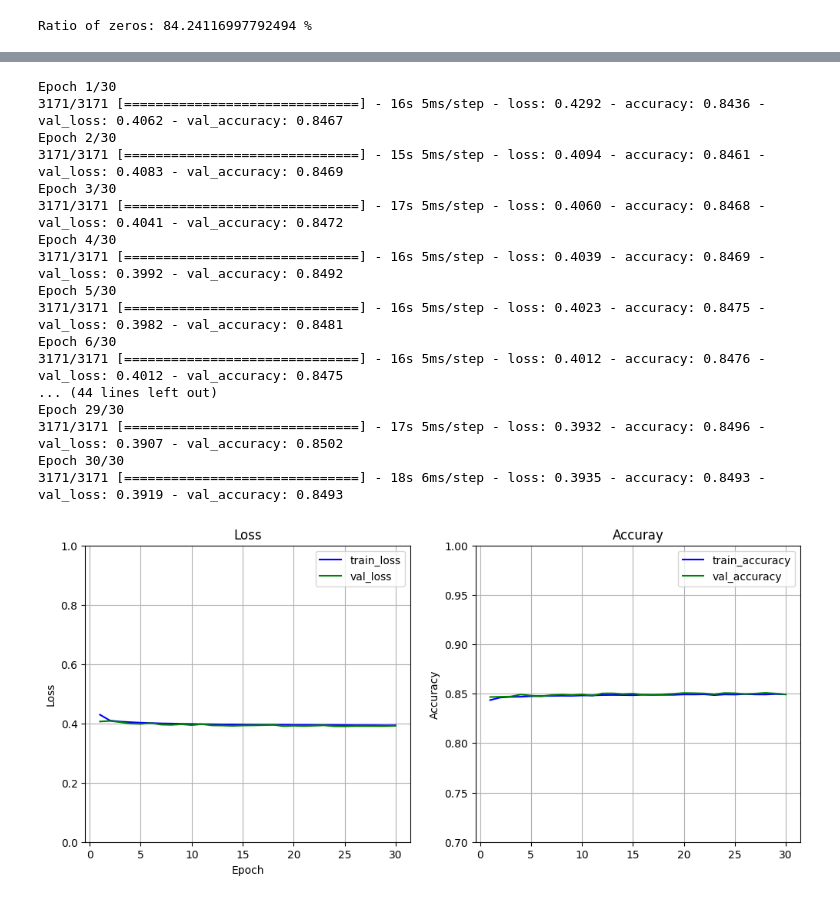
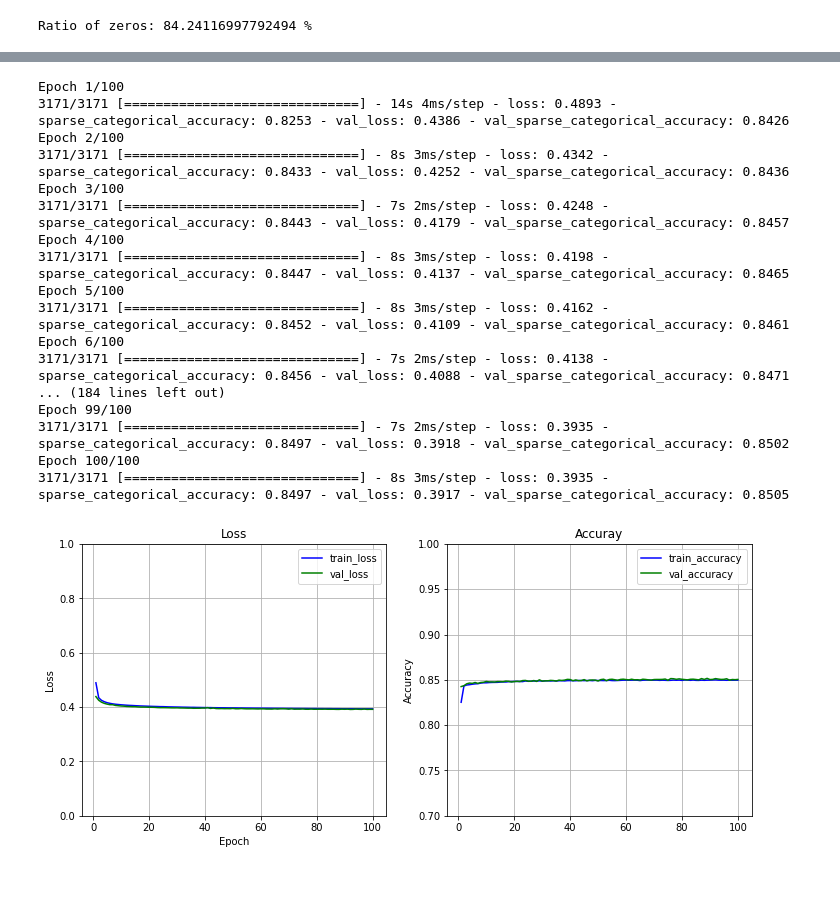
Before and after one commit to rainsky3840/Bootcamp_project, a Jupyter notebook: 김지수/Diabete/Diabete.ipynb, the cells around one changed output, grey strips where cells are left out. Drawn from its saved outputs; the diff is of its cells as text; code cells hidden in the pictures.

```diff
--- a/김지수/Diabete/Diabete.ipynb
+++ b/김지수/Diabete/Diabete.ipynb
@@ -38,7 +43,7 @@ from sklearn.model_selection import train_test_split
 
 -Feature 21개, 데이터 불균형 있음
 # %%
-data = pd.read_csv('Data\diabetes_012_health_indicators_BRFSS2015.csv')
+data = pd.read_csv('/content/drive/MyDrive/skku_ai/개인프로젝트/당뇨/Data/diabetes_012_health_indicators_BRFSS2015.csv')
 # %%
 df = pd.DataFrame(data)
 # df['Age'] = df.apply(lambda x: 18 if x.Age == 1 else (x.Age*5+15), axis=1)
@@ -87,7 +92,8 @@ x_train, x_temp, y_train, y_temp = train_test_split(x, y, random_state=1, train_
 x_test, x_valid, y_test, y_valid = train_test_split(x_temp, y_temp, random_state=1, train_size=0.5)
 # %%
 batch_size = 64
-epochs = 30
+epochs = 100
+lr = 0.00001
 # %%
 model = tf.keras.Sequential()
 model.add(tf.keras.layers.Dense(128, activation="relu", input_shape=(21,)))
@@ -95,7 +101,7 @@ model.add(tf.keras.layers.Dense(128, activation="relu"))
 model.add(tf.keras.layers.Dense(128, activation="relu"))
 model.add(tf.keras.layers.Dense(3, activation='softmax'))
 
-model.compile(optimizer=tf.keras.optimizers.Adam(learning_rate=0.0001),
+model.compile(optimizer=tf.keras.optimizers.Adam(learning_rate=lr),
                loss='sparse_categorical_crossentropy',
-               metrics=['accuracy'])
+               metrics=['sparse_categorical_accuracy'])
 model.summary()
@@ -106,49 +130,49 @@ history = model.fit(x_train,y_train,
                     batch_size = batch_size
                     )
 # %% [output]
-Epoch 1/30
-3171/3171 [==============================] - 16s 5ms/step - loss: 0.4292 - accuracy: 0.8436 - val_loss: 0.4062 - val_accuracy: 0.8467
-Epoch 2/30
-3171/3171 [==============================] - 15s 5ms/step - loss: 0.4094 - accuracy: 0.8461 - val_loss: 0.4083 - val_accuracy: 0.8469
-Epoch 3/30
-3171/3171 [==============================] - 17s 5ms/step - loss: 0.4060 - accuracy: 0.8468 - val_loss: 0.4041 - val_accuracy: 0.8472
-Epoch 4/30
-3171/3171 [==============================] - 16s 5ms/step - loss: 0.4039 - accuracy: 0.8469 - val_loss: 0.3992 - val_accuracy: 0.8492
-Epoch 5/30
-3171/3171 [==============================] - 16s 5ms/step - loss: 0.4023 - accuracy: 0.8475 - val_loss: 0.3982 - val_accuracy: 0.8481
-Epoch 6/30
-3171/3171 [==============================] - 16s 5ms/step - loss: 0.4012 - accuracy: 0.8476 - val_loss: 0.4012 - val_accuracy: 0.8475
-... (44 lines left out)
-Epoch 29/30
-3171/3171 [==============================] - 17s 5ms/step - loss: 0.3932 - accuracy: 0.8496 - val_loss: 0.3907 - val_accuracy: 0.8502
-Epoch 30/30
-3171/3171 [==============================] - 18s 6ms/step - loss: 0.3935 - accuracy: 0.8493 - val_loss: 0.3919 - val_accuracy: 0.8493
+Epoch 1/100
+3171/3171 [==============================] - 14s 4ms/step - loss: 0.4893 - sparse_categorical_accuracy: 0.8253 - val_loss: 0.4386 - val_sparse_categorical_accuracy: 0.8426
+Epoch 2/100
+3171/3171 [==============================] - 8s 3ms/step - loss: 0.4342 - sparse_categorical_accuracy: 0.8433 - val_loss: 0.4252 - val_sparse_categorical_accuracy: 0.8436
+Epoch 3/100
+3171/3171 [==============================] - 7s 2ms/step - loss: 0.4248 - sparse_categorical_accuracy: 0.8443 - val_loss: 0.4179 - val_sparse_categorical_accuracy: 0.8457
+Epoch 4/100
+3171/3171 [==============================] - 8s 3ms/step - loss: 0.4198 - sparse_categorical_accuracy: 0.8447 - val_loss: 0.4137 - val_sparse_categorical_accuracy: 0.8465
+Epoch 5/100
+3171/3171 [==============================] - 8s 3ms/step - loss: 0.4162 - sparse_categorical_accuracy: 0.8452 - val_loss: 0.4109 - val_sparse_categorical_accuracy: 0.8461
+Epoch 6/100
+3171/3171 [==============================] - 7s 2ms/step - loss: 0.4138 - sparse_categorical_accuracy: 0.8456 - val_loss: 0.4088 - val_sparse_categorical_accuracy: 0.8471
+... (184 lines left out)
+Epoch 99/100
+3171/3171 [==============================] - 7s 2ms/step - loss: 0.3935 - sparse_categorical_accuracy: 0.8497 - val_loss: 0.3918 - val_sparse_categorical_accuracy: 0.8502
+Epoch 100/100
+3171/3171 [==============================] - 8s 3ms/step - loss: 0.3935 - sparse_categorical_accuracy: 0.8497 - val_loss: 0.3917 - val_sparse_categorical_accuracy: 0.8505
 # %%
 loss = history.history['loss']
 epochs = range(1, len(loss)+1)
 
 plt.figure(figsize=(12, 5))
 plt.subplot(1, 2, 1)
 plt.title('Loss')
 plt.plot(epochs, history.history['loss'], 'b', label='train_loss')
 plt.plot(epochs, history.history['val_loss'], 'g', label='val_loss')
 plt.ylim([0,1.0])
 plt.grid(True)
 plt.xlabel('Epoch')
 plt.ylabel('Loss')
 plt.legend(loc='best')
 
 plt.subplot(1, 2, 2)
 plt.title('Accuray')
-plt.plot(epochs, history.history['accuracy'], 'b', label='train_accuracy')
-plt.plot(epochs, history.history['val_accuracy'], 'g', label='val_accuracy')
+plt.plot(epochs, history.history['sparse_categorical_accuracy'], 'b', label='train_accuracy')
+plt.plot(epochs, history.history['val_sparse_categorical_accuracy'], 'g', label='val_accuracy')
 plt.ylim([0.7,1])
 plt.grid(True)
 plt.ylabel('Accuracy')
 plt.legend(loc='best')
 plt.show()
 # %% [output]
-[figure, old version]
+[figure, new version]
 # %%
 y_out = model.predict(x_valid)
 y_h = np.argmax(y_out, axis=1)
```
Also changed, not shown: parts of 3 cells of this notebook, 1 other file.
